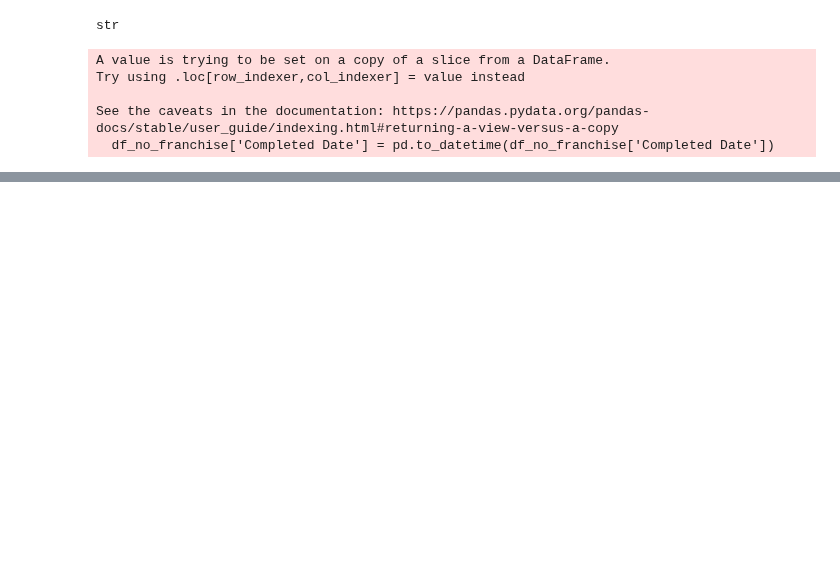
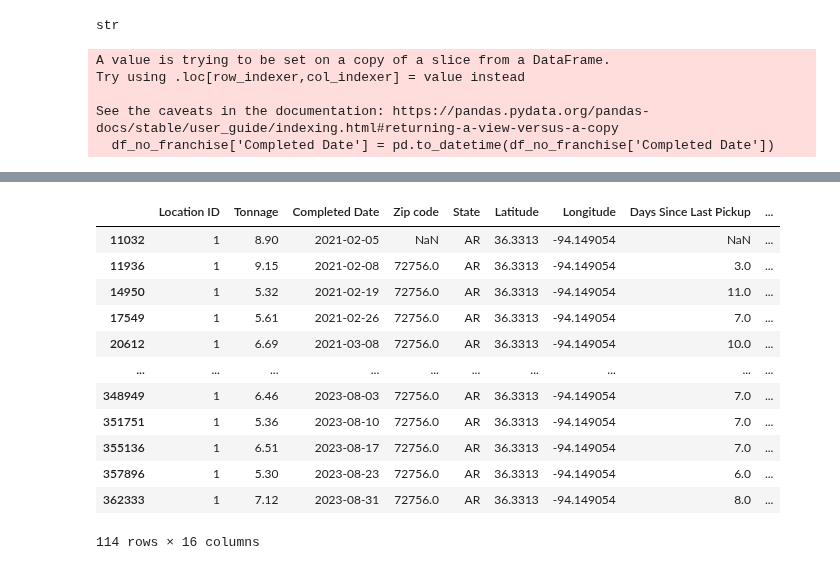
Before and after one commit to jli615/dtxwalmart, a Jupyter notebook: data_preprocessing.ipynb, the cells around one changed output, grey strips where cells are left out. Saved outputs shown, nothing was run; the diff lists cells and outputs as text; code cells hidden in the pictures; blank space fills up the shorter version.

```diff
--- a/data_preprocessing.ipynb
+++ b/data_preprocessing.ipynb
@@ -47,0 +155,16 @@ filtered_df.to_csv("0221_0923_no_franchise_data.csv")
+# %%
+df[df["Location ID"] == 1]
+# %% [output]
+|  | Location ID | Tonnage | Completed Date | Zip code | State | Latitude | Longitude | Days Since Last Pickup | ... |
+| 11032 | 1 | 8.90 | 2021-02-05 | NaN | AR | 36.3313 | -94.149054 | NaN | ... |
+| 11936 | 1 | 9.15 | 2021-02-08 | 72756.0 | AR | 36.3313 | -94.149054 | 3.0 | ... |
+| 14950 | 1 | 5.32 | 2021-02-19 | 72756.0 | AR | 36.3313 | -94.149054 | 11.0 | ... |
+| 17549 | 1 | 5.61 | 2021-02-26 | 72756.0 | AR | 36.3313 | -94.149054 | 7.0 | ... |
+| 20612 | 1 | 6.69 | 2021-03-08 | 72756.0 | AR | 36.3313 | -94.149054 | 10.0 | ... |
+| ... | ... | ... | ... | ... | ... | ... | ... | ... | ... |
+| 348949 | 1 | 6.46 | 2023-08-03 | 72756.0 | AR | 36.3313 | -94.149054 | 7.0 | ... |
+| 351751 | 1 | 5.36 | 2023-08-10 | 72756.0 | AR | 36.3313 | -94.149054 | 7.0 | ... |
+| 355136 | 1 | 6.51 | 2023-08-17 | 72756.0 | AR | 36.3313 | -94.149054 | 7.0 | ... |
+| 357896 | 1 | 5.30 | 2023-08-23 | 72756.0 | AR | 36.3313 | -94.149054 | 6.0 | ... |
+| 362333 | 1 | 7.12 | 2023-08-31 | 72756.0 | AR | 36.3313 | -94.149054 | 8.0 | ... |
+114 rows × 16 columns
```
Also changed, not shown: parts of 17 cells of this notebook, 1 other file.
